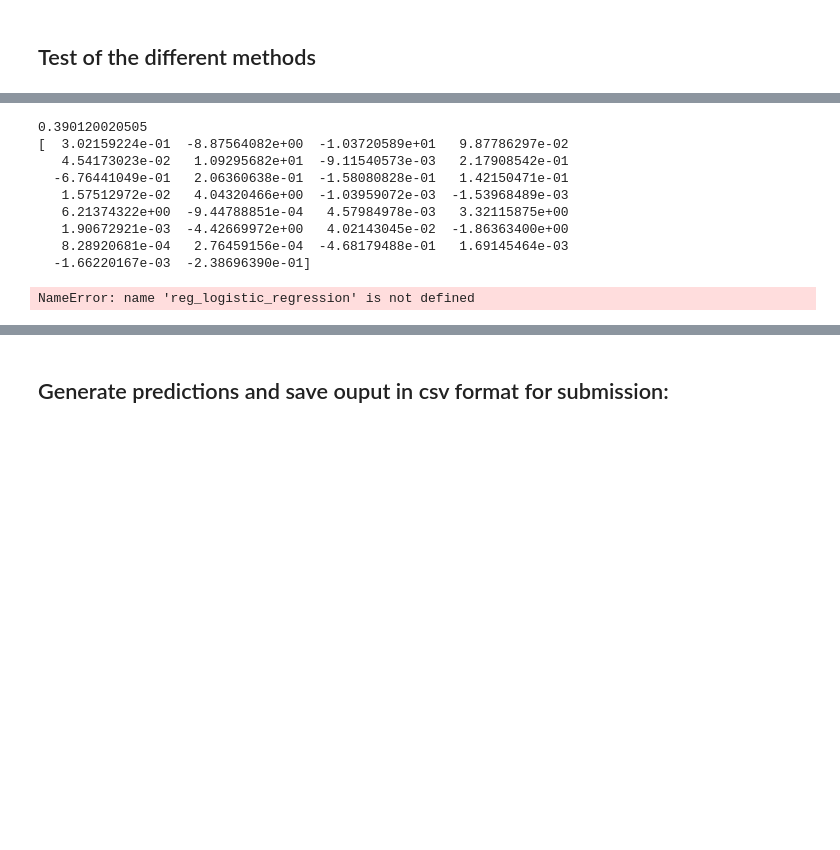
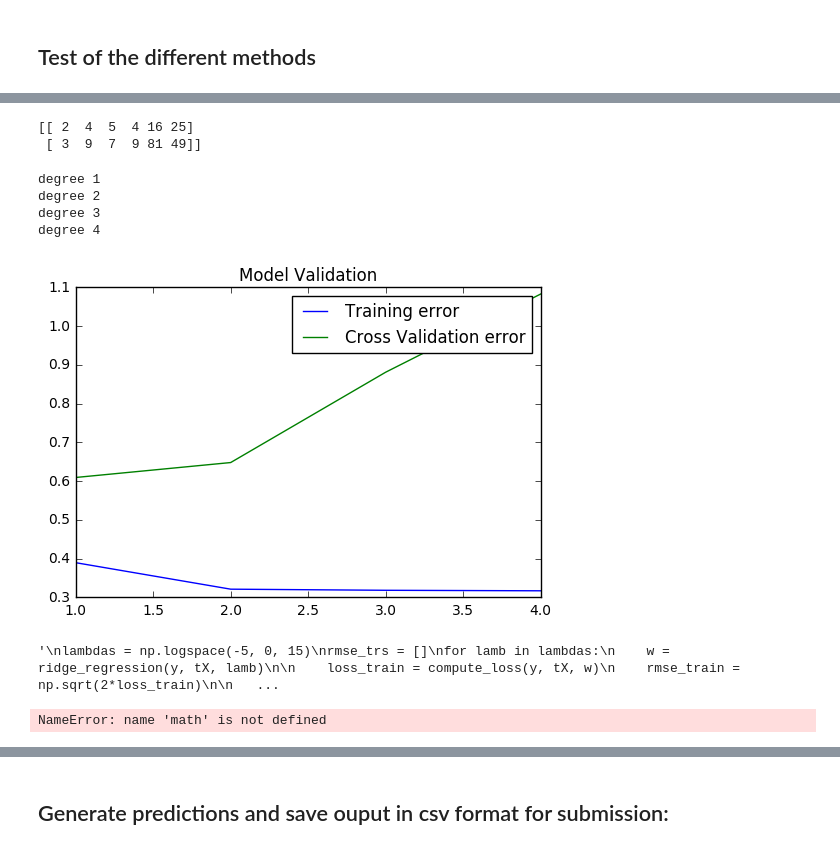
Before and after one commit to RA-Danny/PCML_Project1, a Jupyter notebook: scripts/project1.ipynb, the cells around one changed output, grey strips where cells are left out. Drawn from its saved outputs; the diff is of its cells as text; code cells hidden in the pictures; blank space fills up the shorter version.

```diff
--- a/scripts/project1.ipynb
+++ b/scripts/project1.ipynb
@@ -14,6 +15,3 @@ DATA_TRAIN_PATH = '../data/train.csv'
 y, tX, ids = load_csv_data(DATA_TRAIN_PATH)
 # %% [markdown]
 ## Do your thing crazy machine learning thing here :) ...
-# %%
-def compute_loss(y, tx, w):
-    return np.sum(np.power(y- tx @ w,2))/(2*len(y))
@@ -206,6 +35,13 @@ for column in tX_clean.T:
     if(var == 0):
         var =1
     column[:] = (column[:] - mean)/var
+# %%
+#split data
+ratio_train_test = 0.6
+ratio_test_train = 0.5
+#60% train, 20%test, 20%cross
+x_train, x_test, y_train,y_test = split_data(y,tX_clean,ratio_train_test)
+x_test,x_cv,y_test,y_cv = split_data(y,x_test,ratio_test_train)
 # %% [markdown]
 ## Test of the different methods
 # %%
@@ -227,9 +63,9 @@ print(weight_clean)
 # %%
 #******************** gradient descent *******************#
 w_initial = np.zeros([tX.shape[1]])
-max_iters = 50
+max_iters = 500
 gamma = 0.08
-mse,weight = least_squares_GD(y,tX_clean,w_initial,max_iters,gamma)
-print(mse[max_iters-1])
-print(weight[max_iters-1])
+mse,weight = least_squares_GD(y_train,x_train,w_initial,max_iters,gamma)
+print(mse)
+print(weight)
 # %% [output]
@@ -253,54 +100,78 @@ print(weight[max_iters-1])
+# %%
+#test poly
+a = [[2,4,5],[3,9,7]]
+b = [1,2,3]
+a_poly = build_poly(a,2)
+print(a_poly)
+# %% [output]
+[[ 2  4  5  4 16 25]
+ [ 3  9  7  9 81 49]]
 # %%
 #************** ridge regression ****************#
 
-#degree = 7
-#x_train_poly = build_poly(x_train,degree);
-#x_test_poly = build_poly(x_test,degree);
+degrees = range(1,5)
+
+lambda_ = 0.016
+#model selection
+mse_test_model_sel = []
+mse_cv_model_sel = []
+for degree in degrees:
+    print("degree",degree)
+
+    x_train_poly = build_poly(x_train,degree)
+    x_cv_poly = build_poly(x_cv,degree)
+
+    mse,weight = ridge_regression(y_train,x_train_poly, lambda_)
+    mse_test_model_sel.append(mse)
+
+    mse_cv = compute_loss(y_cv,x_cv_poly,weight)
+    mse_cv_model_sel.append(mse_cv)
+
+p = plt.plot(degrees,mse_test_model_sel,degrees,mse_cv_model_sel)
+plt.title("Model Validation")
+plt.legend(p, ["Training error","Cross Validation error"])
+plt.show()
 
 """
 lambdas = np.logspace(-5, 0, 15)
 rmse_trs = []
 for lamb in lambdas:
     w = ridge_regression(y, tX, lamb)
 
     loss_train = compute_loss(y, tX, w)
     rmse_train = np.sqrt(2*loss_train)
 
     print("lambda={l:.3f}, proportion={p}, Training RMSE={tr:.3f}".format(
         l=lamb, p=ratio, tr=rmse_train))
     rmse_trs.append(rmse_train)
 
 p=plt.semilogx(lambdas,rmse_trs, marker='o')
 plt.title("Ridge regression")
 plt.legend(p, ["Training error"])
 plt.xlabel('Lambdas')
 plt.ylabel('rmse')
 plt.show()
 """
-
 #lambda=0.016, proportion=0.5, Training RMSE=0.883
 #is the last one before rmse is going up
-lambda_ = 0.016
-mse,weight = ridge_regression(y, tX_clean, lambda_)
-print(mse)
-print(weight)
+#lambda_ = 0.016
+#mse,weight = ridge_regression(y_test,x_test, lambda_)
+#print(mse)
+#print(weight)
 # %% [output]
-0.390120020505
-[  3.02159224e-01  -8.87564082e+00  -1.03720589e+01   9.87786297e-02
-   4.54173023e-02   1.09295682e+01  -9.11540573e-03   2.17908542e-01
-  -6.76441049e-01   2.06360638e-01  -1.58080828e-01   1.42150471e-01
-   1.57512972e-02   4.04320466e+00  -1.03959072e-03  -1.53968489e-03
-   6.21374322e+00  -9.44788851e-04   4.57984978e-03   3.32115875e+00
-   1.90672921e-03  -4.42669972e+00   4.02143045e-02  -1.86363400e+00
-   8.28920681e-04   2.76459156e-04  -4.68179488e-01   1.69145464e-03
-  -1.66220167e-03  -2.38696390e-01]
+degree 1
+degree 2
+degree 3
+degree 4
+[figure, added]
+'\nlambdas = np.logspace(-5, 0, 15)\nrmse_trs = []\nfor lamb in lambdas:\n    w = ridge_regression(y, tX, lamb)\n\n    loss_train = compute_loss(y, tX, w)\n    rmse_train = np.sqrt(2*loss_train)\n\n   ...
 # %%
 #************** logistic regression ****************#
 max_iters = 1
 gamma = 0.000001
 lambda_ = 0.016
-mse,weight = reg_logistic_regression(y, tX_clean, lambda_, gamma, max_iters)
+mse,weight = reg_logistic_regression(y_test, x_test, lambda_, gamma, max_iters)
 print(mse)
 print(weight)
 # %% [output]
-NameError: name 'reg_logistic_regression' is not defined
+NameError: name 'math' is not defined
```
Also changed, not shown: parts of 21 cells of this notebook, 3 other files.
